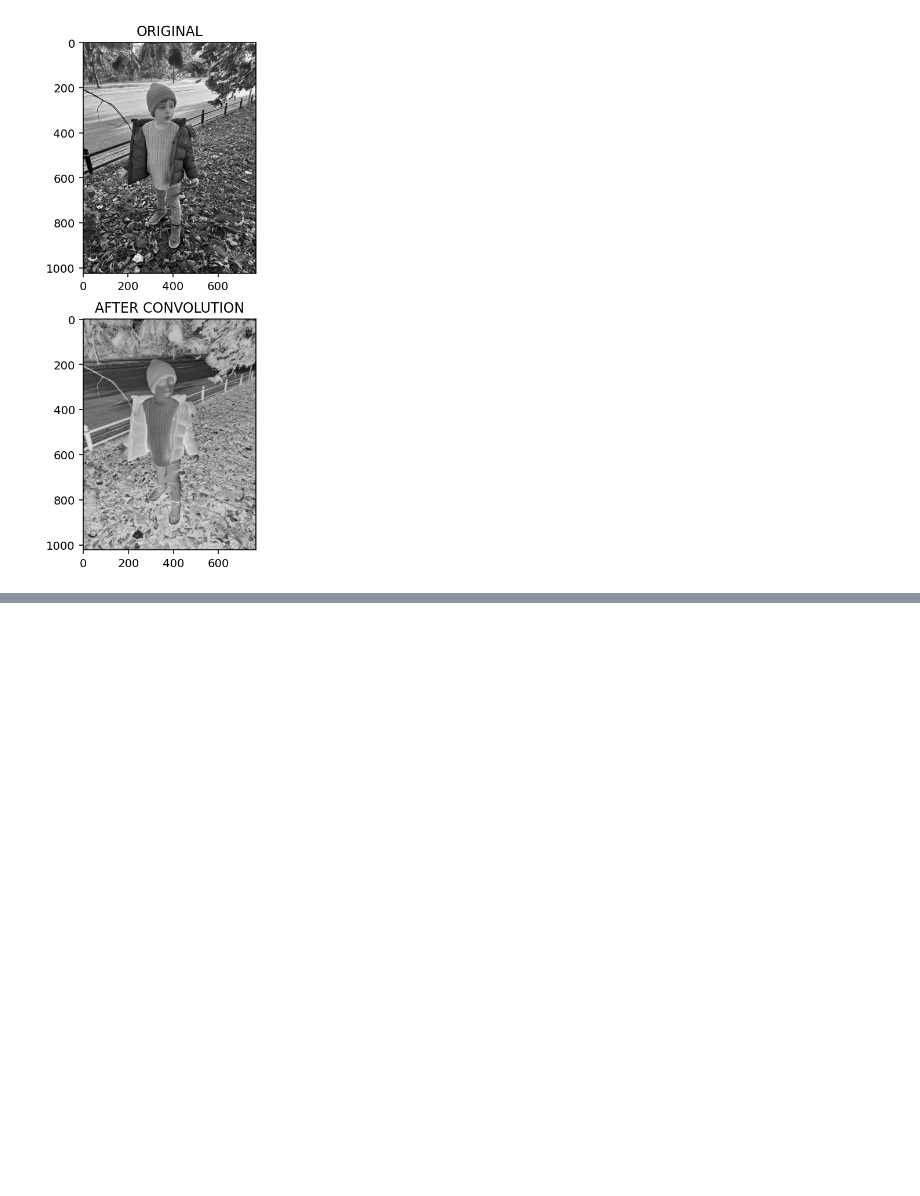
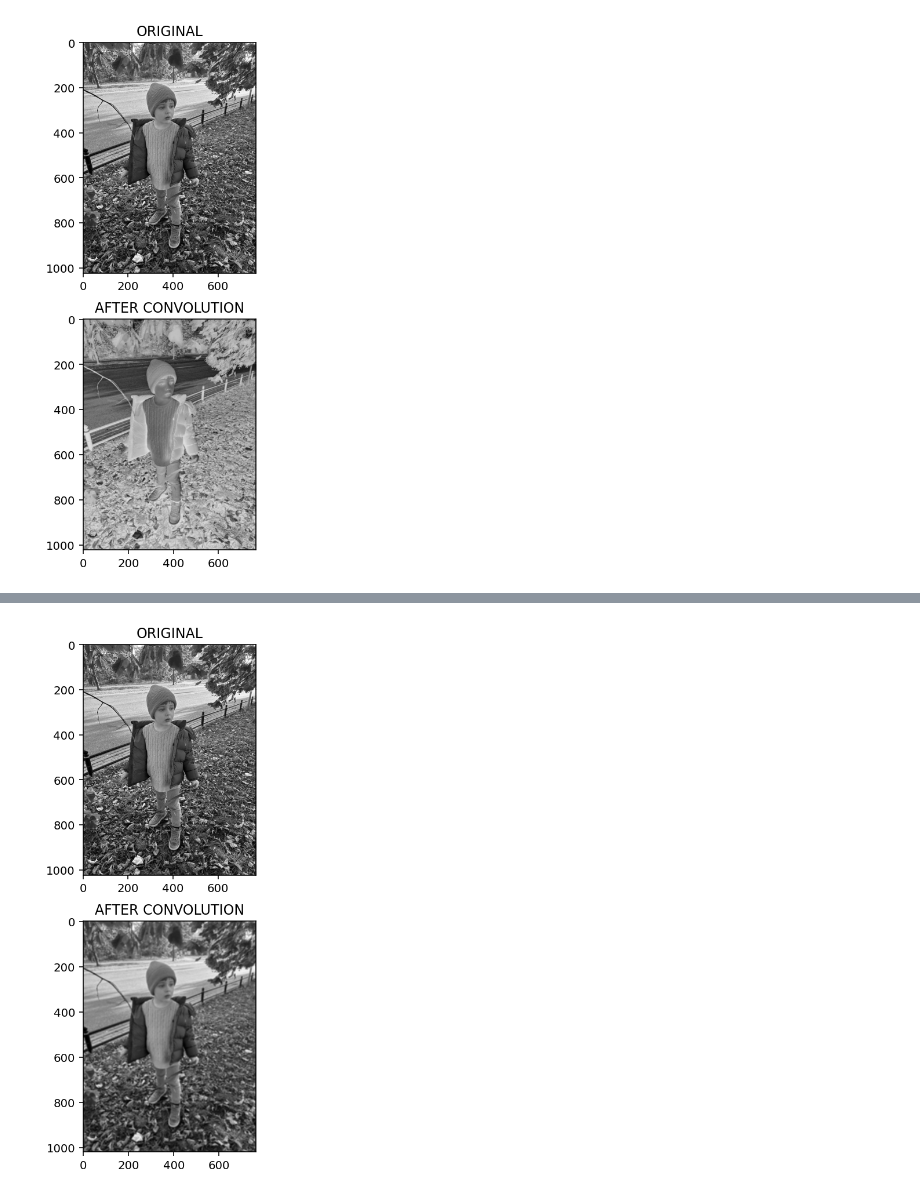
Before and after one commit to adalbertii/Modele---klasyfikacyjne, a Jupyter notebook: konwolucja_jeden_obraz.ipynb, the cells around one changed output, grey strips where cells are left out. Cells and saved outputs as stored; diff of their text form; code cells hidden in the pictures; blank space fills up the shorter version.

```diff
--- a/konwolucja_jeden_obraz.ipynb
+++ b/konwolucja_jeden_obraz.ipynb
@@ -129,3 +129,15 @@ ax2.set_title('AFTER CONVOLUTION')
 plt.show()
 # %% [output]
 [figure]
+# %%
+def my_filter(shape, dtype=None):
+   f = np.empty(shape=(7,7,1,1))
+   f.fill(1/49)
+   return K.variable(f, dtype='float32')
+
+model_blur = Sequential(Conv2D(filters=1, kernel_size=(7,7), kernel_initializer=my_filter, input_shape=(1024, 768, 1)))
+image4Conv = tf.expand_dims(image_02, 0)
+image4Conv = tf.expand_dims(image4Conv, -1)
+image4Conv.shape
+result_blur = model_blur.predict(image4Conv)
+result_blur.shape
@@ -131,0 +147,13 @@ plt.show()
+# %%
+result_blur = tf.squeeze(result_blur)
+
+fig = plt.figure()
+ax1 = fig.add_subplot(2,1,1)
+ax1.imshow(image_02, cmap='gray')
+ax1.set_title('ORIGINAL')
+ax2 = fig.add_subplot(2,1,2)
+ax2.imshow(result_blur, cmap='gray')
+ax2.set_title('AFTER CONVOLUTION')
+plt.show()
+# %% [output]
+[figure, added]
```
Also changed, not shown: parts of 1 cell of this notebook.
